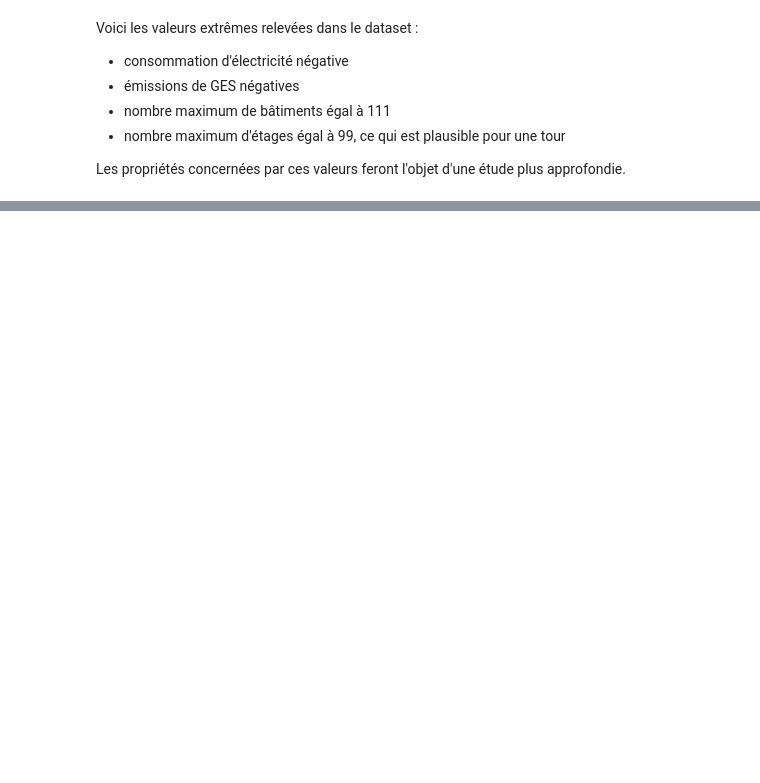
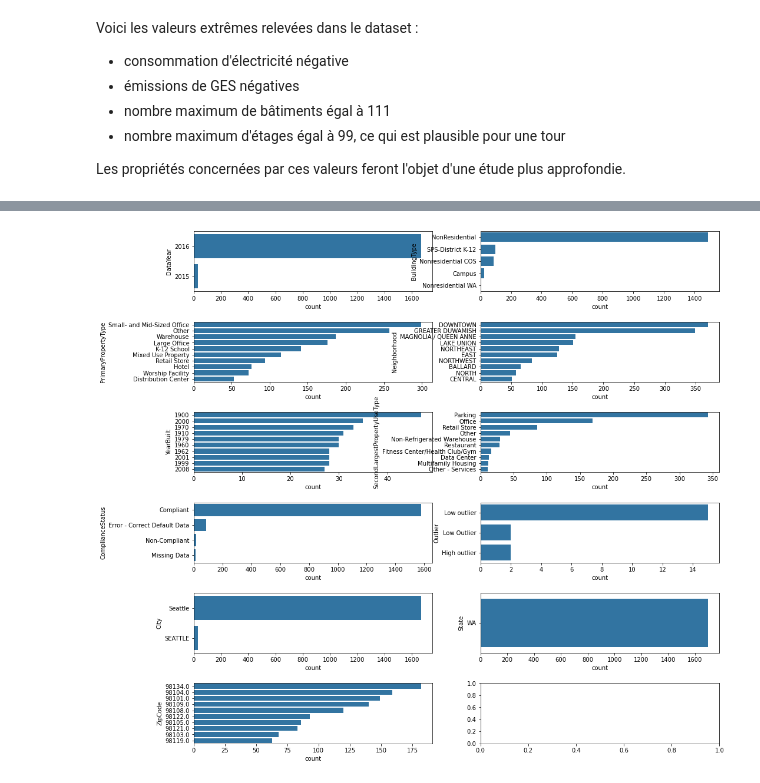
Before and after one commit to sebastienbourgeois/oc-p4-anticiper-besoin-consommation-batiments, a Jupyter notebook: Pelec_01_notebook.ipynb, the cells around one changed output, grey strips where cells are left out. Cells and saved outputs as stored; diff of their text form; code cells hidden in the pictures; blank space fills up the shorter version.

```diff
--- a/Pelec_01_notebook.ipynb
+++ b/Pelec_01_notebook.ipynb
@@ -519,0 +630,62 @@ Les propriétés concernées par ces valeurs feront l'objet d'une étude plus ap
+# %%
+# Il y a besoin de 11 graphiques
+fig, axs = plt.subplots(6, 2, figsize=(16,16))
+
+# DataYear
+nom_colonne = "DataYear"
+ordre_modalite = batiments_data[nom_colonne].value_counts().head(10).index
+sns.countplot(ax=axs[0, 0], y=nom_colonne, data=batiments_data, order=ordre_modalite, color="tab:blue")
+
+# BuildingType
+nom_colonne = "BuildingType"
+ordre_modalite = batiments_data[nom_colonne].value_counts().head(10).index
+sns.countplot(ax=axs[0, 1], y='BuildingType', data=batiments_data, order=ordre_modalite, color="tab:blue")
+
+# PrimaryPropertyType
+nom_colonne = "PrimaryPropertyType"
+ordre_modalite = batiments_data[nom_colonne].value_counts().head(10).index
+sns.countplot(ax=axs[1, 0], y='PrimaryPropertyType', data=batiments_data, order=ordre_modalite, color="tab:blue")
+
+# Neighborhood
+nom_colonne = "Neighborhood"
+ordre_modalite = batiments_data[nom_colonne].value_counts().head(10).index
+sns.countplot(ax=axs[1,1], y='Neighborhood', data=batiments_data, order=ordre_modalite, color="tab:blue")
+
+# YearBuilt
+nom_colonne = "YearBuilt"
+ordre_modalite = batiments_data[nom_colonne].value_counts().head(10).index
+sns.countplot(ax=axs[2,0], y='YearBuilt', data=batiments_data, order=ordre_modalite, color="tab:blue")
+
+# SecondLargestPropertyUseType
+nom_colonne = "SecondLargestPropertyUseType"
+ordre_modalite = batiments_data[nom_colonne].value_counts().head(10).index
+sns.countplot(ax=axs[2,1], y='SecondLargestPropertyUseType', data=batiments_data, order=ordre_modalite, color="tab:blue")
+
+# ComplianceStatus
+nom_colonne = "ComplianceStatus"
+ordre_modalite = batiments_data[nom_colonne].value_counts().head(10).index
+sns.countplot(ax=axs[3,0], y='ComplianceStatus', data=batiments_data, order=ordre_modalite, color="tab:blue")
+
+# Outlier
+nom_colonne = "Outlier"
+ordre_modalite = batiments_data[nom_colonne].value_counts().head(10).index
+sns.countplot(ax=axs[3, 1], y='Outlier', data=batiments_data, order=ordre_modalite, color="tab:blue")
+
+# City
+nom_colonne = "City"
+ordre_modalite = batiments_data[nom_colonne].value_counts().head(10).index
+sns.countplot(ax=axs[4,0], y='City', data=batiments_data, order=ordre_modalite, color="tab:blue")
+
+# State
+nom_colonne = "State"
+ordre_modalite = batiments_data[nom_colonne].value_counts().head(10).index
+sns.countplot(ax=axs[4,1], y='State', data=batiments_data, order=ordre_modalite, color="tab:blue")
+
+# ZipCode
+nom_colonne = "ZipCode"
+ordre_modalite = batiments_data[nom_colonne].value_counts().head(10).index
+sns.countplot(ax=axs[5,0], y='ZipCode', data=batiments_data, order=ordre_modalite, color="tab:blue")
+
+plt.subplots_adjust(hspace=0.5)
+# %% [output]
+[figure, added]
```
Also changed, not shown: parts of 6 cells of this notebook.
